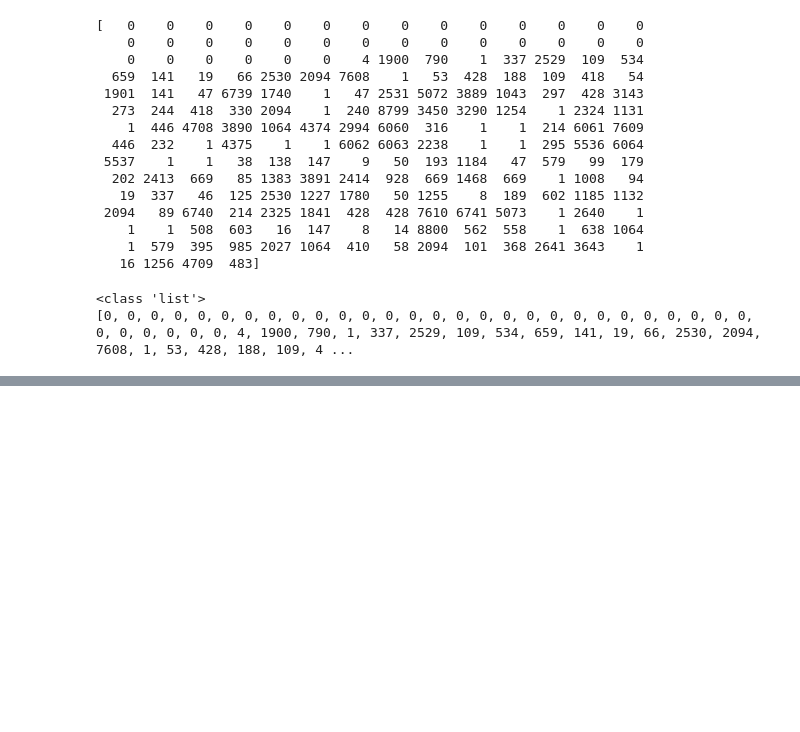
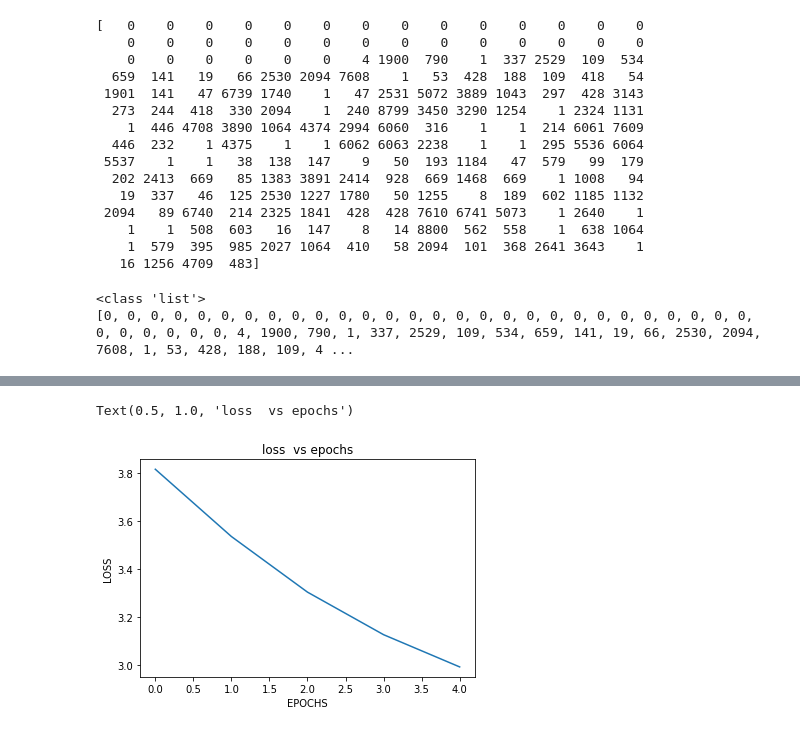
Before and after one commit to varunk122/ConversationalRobot, a Jupyter notebook: Embeddings/trainedembeddings.ipynb, the cells around one changed output, grey strips where cells are left out. Cells and saved outputs as stored; diff of their text form; code cells hidden in the pictures; blank space fills up the shorter version.

```diff
--- a/Embeddings/trainedembeddings.ipynb
+++ b/Embeddings/trainedembeddings.ipynb
@@ -273,0 +262,11 @@ KeyboardInterrupt: ignored
+# %%
+
+plt.xlabel("EPOCHS")
+plt.ylabel("LOSS")
+plt.plot(MODEL.history["loss"])
+# plt.plot(MODEL.history["val_loss"])
+# plt.legend(["loss","val_loss"])
+plt.title("loss  vs epochs")
+# %% [output]
+Text(0.5, 1.0, 'loss  vs epochs')
+[figure, added]
```
Also changed, not shown: parts of 8 cells of this notebook.
